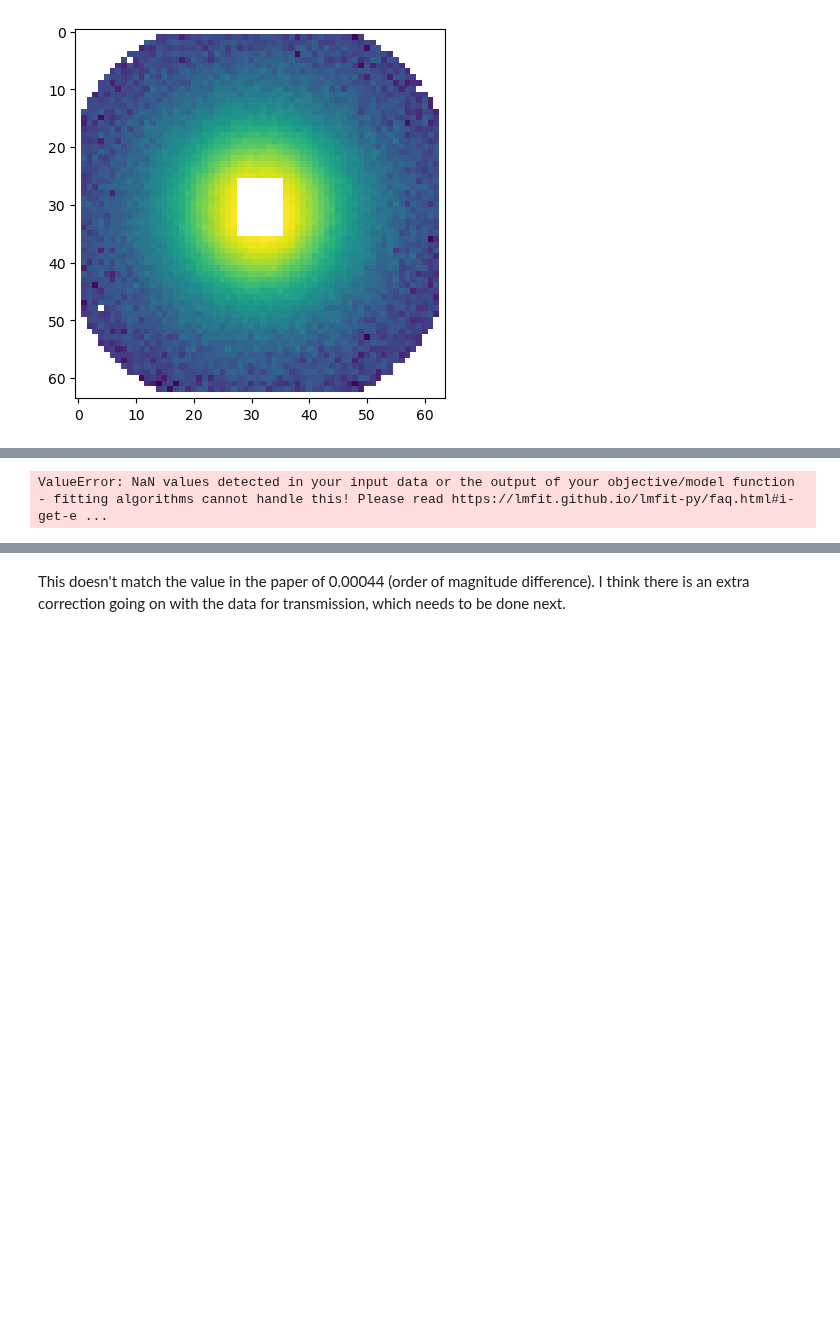
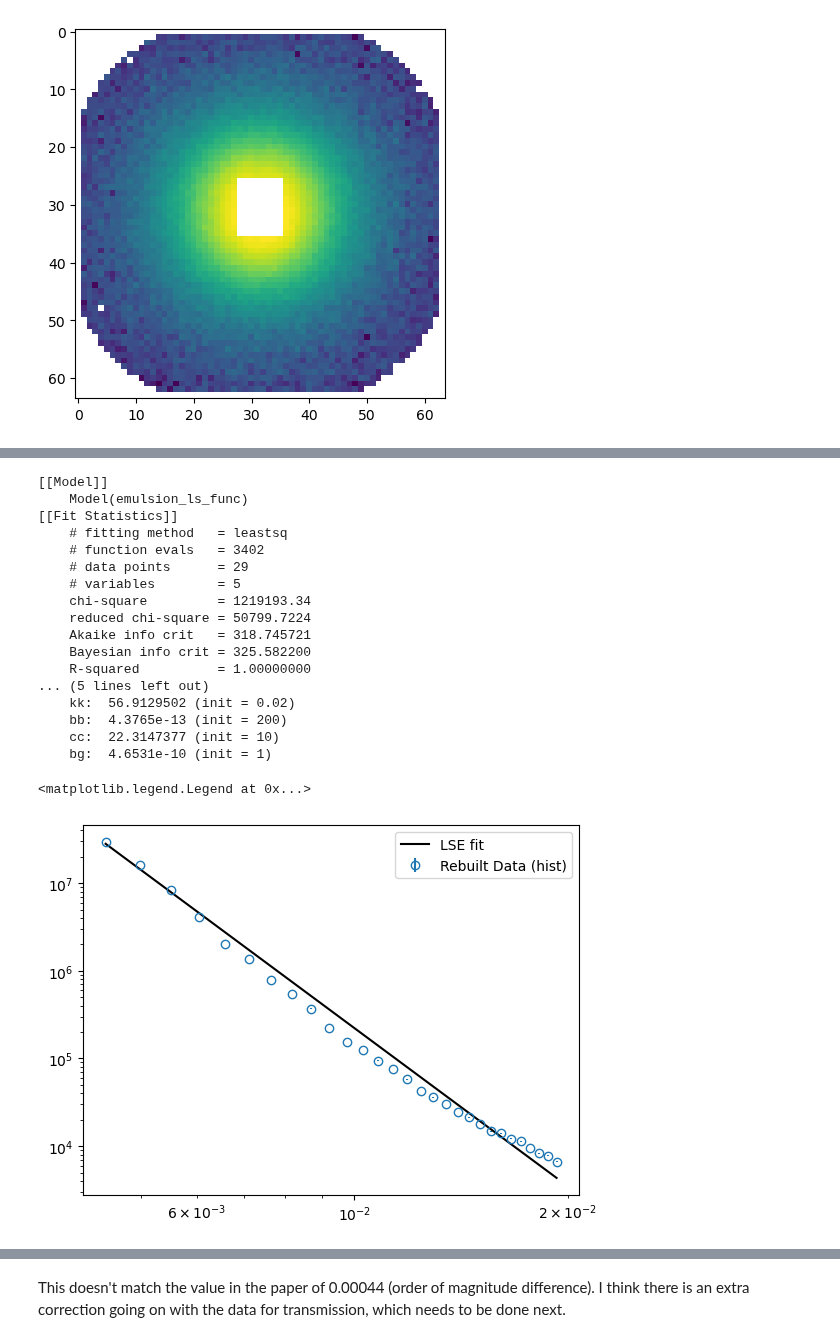
Before and after one commit to localoptimum/emtk, a Jupyter notebook: YMnFe2.ipynb, the cells around one changed output, grey strips where cells are left out. Drawn from its saved outputs; the diff is of its cells as text; code cells hidden in the pictures; blank space fills up the shorter version.

```diff
--- a/YMnFe2.ipynb
+++ b/YMnFe2.ipynb
@@ -639,34 +769,85 @@ print(nowater[2][28])
 # %%
 from lmfit import Model
 
+cscale = 1.0E-8
+bscale = 1.0E-6
+ascale = 1.0E-4
+
+def teubner(x, bb, cc, bg):
+    first = bscale * bb / x**4.0
+    second = cscale * cc / x**6.0
+    return first + second + bg
+
+def emulsion_no_bg(x, aa, kk, bb, cc):
+    first = aa / (kk*kk + x*x)
+    second = bscale * bb / x**4.0
+    third = cscale * cc / x**6.0
+    return first + second + third
+
 def emulsion_ls_func(x, aa, kk, bb, cc, bg):
     first = aa / (kk*kk + x*x)
-    second = bb / x**4.0
-    third = cc / x**6.0
-
+    second = bscale * bb / x**4.0
+    third = cscale * cc / x**6.0
     return first + second + third + bg
 
 emodel = Model(emulsion_ls_func)
 
 params = emodel.make_params(\
     aa=dict(value=2.3E-3, min=0.0),\
     kk=dict(value=0.02),\
-    bb=dict(value=2.0E-4, min=0.0),\
-    cc=dict(value=1.5E-7, min=0.0),\
+    bb=dict(value=200.0, min=0.0),\
+    cc=dict(value=10.0, min=0.0),\
     bg=dict(value=1.0, min=0.0)\
            )
+
+nobg_model = Model(emulsion_no_bg)
+
+nobg_params = nobg_model.make_params(\
+    aa=dict(value=2.3E-3, min=0.0),\
+    kk=dict(value=0.02, min=0.0001, max=0.05),\
+    bb=dict(value=200.0, min=0.0),\
+    cc=dict(value=10.0, min=0.0),\
+           )
+
+teubner_model = Model(teubner)
+
+teubner_params = teubner_model.make_params(\
+    bb=dict(value=200.0, min=0.0),\
+    cc=dict(value=10.0, min=0.0),\
+    bg=dict(value=10.0, min=0.0)\
+           )
+
+
 
 result = emodel.fit(spec[1], params, x=spec[0], weights = 1.0/spec[2])
 
 print(result.fit_report())
 
 fig, ax = plt.subplots()
-ax.errorbar(spec[0], spec[1], spec[2], fmt='o', mfc='none', label="Data (hist)")
+ax.errorbar(spec[0], spec[1], spec[2], fmt='o', mfc='none', label="Rebuilt Data (hist)")
 #ax.plot(spec[0], result.init_fit, '--', color='black', label="LSE initial")
 ax.plot(spec[0], result.best_fit, color='black', label="LSE fit")
 ax.set_xscale('log')
 ax.set_yscale('log')
 ax.legend()
 # %% [output]
-ValueError: NaN values detected in your input data or the output of your objective/model function - fitting algorithms cannot handle this! Please read https://lmfit.github.io/lmfit-py/faq.html#i-get-e ...
+[[Model]]
+    Model(emulsion_ls_func)
+[[Fit Statistics]]
+    # fitting method   = leastsq
+    # function evals   = 3402
+    # data points      = 29
+    # variables        = 5
+    chi-square         = 1219193.34
+    reduced chi-square = 50799.7224
+    Akaike info crit   = 318.745721
+    Bayesian info crit = 325.582200
+    R-squared          = 1.00000000
+... (5 lines left out)
+    kk:  56.9129502 (init = 0.02)
+    bb:  4.3765e-13 (init = 200)
+    cc:  22.3147377 (init = 10)
+    bg:  4.6531e-10 (init = 1)
+<matplotlib.legend.Legend at 0x...>
+[figure, added]
 # %%
```
Also changed, not shown: parts of 16 cells of this notebook.
